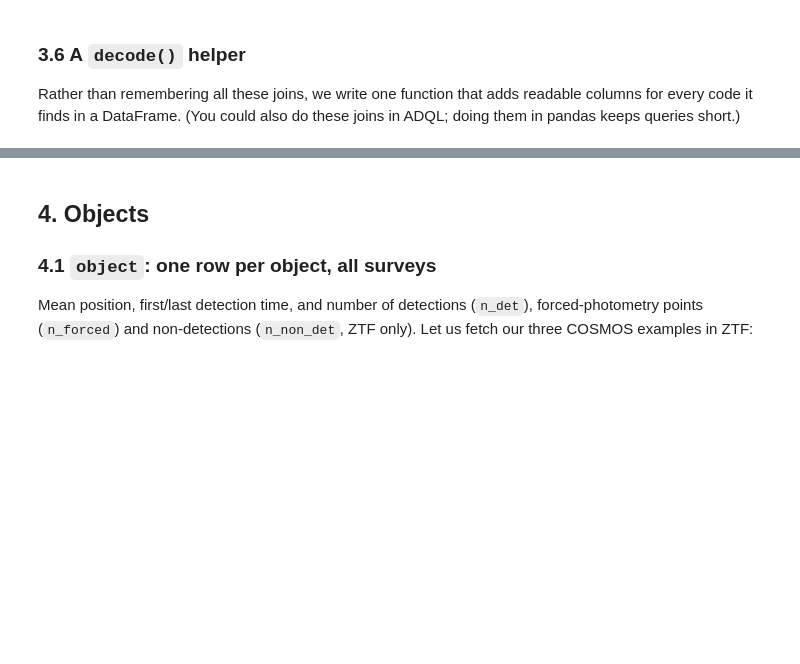
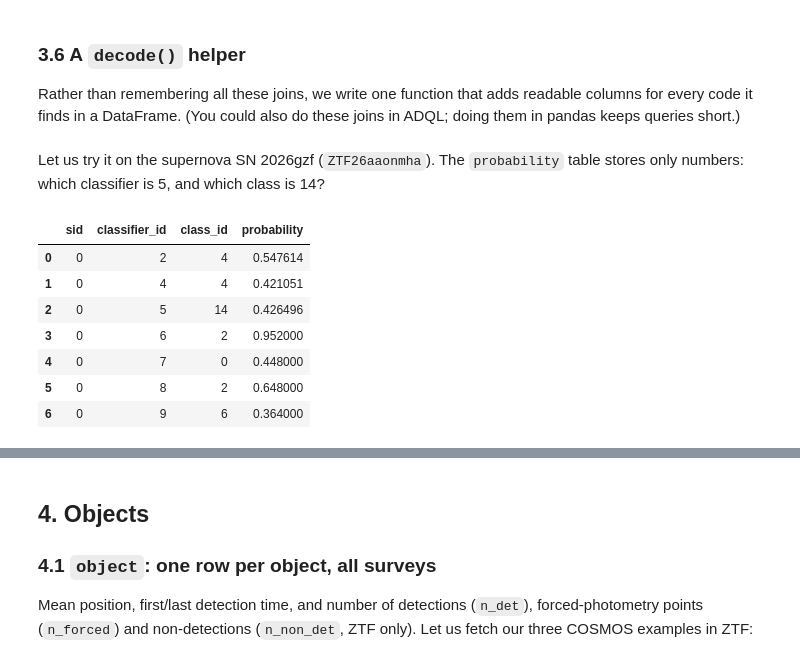
Before and after one commit to fforster/alerce-iucaa-2026, a Jupyter notebook: 01_multisurvey_database.ipynb, the cells around one changed output, grey strips where cells are left out. Cells and saved outputs as stored; diff of their text form; code cells hidden in the pictures; blank space fills up the shorter version.

```diff
--- a/01_multisurvey_database.ipynb
+++ b/01_multisurvey_database.ipynb
@@ -338,3 +340,19 @@ def decode(df):
     if "catid" in out:
         out = out.merge(catalog_lut[["catid", "catalog_name"]], on="catid", how="left")
     return out
+# %% [markdown]
+Let us try it on the supernova SN 2026gzf (`ZTF26aaonmha`). The `probability` table stores only numbers: which
+classifier is 5, and which class is 14?
+# %%
+sn_oid = ztf_name_to_oid("ZTF26aaonmha")
+probs = tap_query(f"SELECT * FROM alerce_tap.probability WHERE oid = {sn_oid} AND sid = 0 AND ranking = 1")
+probs[["sid", "classifier_id", "class_id", "probability"]]
+# %% [output]
+|  | sid | classifier_id | class_id | probability |
+| 0 | 0 | 2 | 4 | 0.547614 |
+| 1 | 0 | 4 | 4 | 0.421051 |
+| 2 | 0 | 5 | 14 | 0.426496 |
+| 3 | 0 | 6 | 2 | 0.952000 |
+| 4 | 0 | 7 | 0 | 0.448000 |
+| 5 | 0 | 8 | 2 | 0.648000 |
+| 6 | 0 | 9 | 6 | 0.364000 |
```
Also changed, not shown: parts of 8 cells of this notebook, 1 other file.
